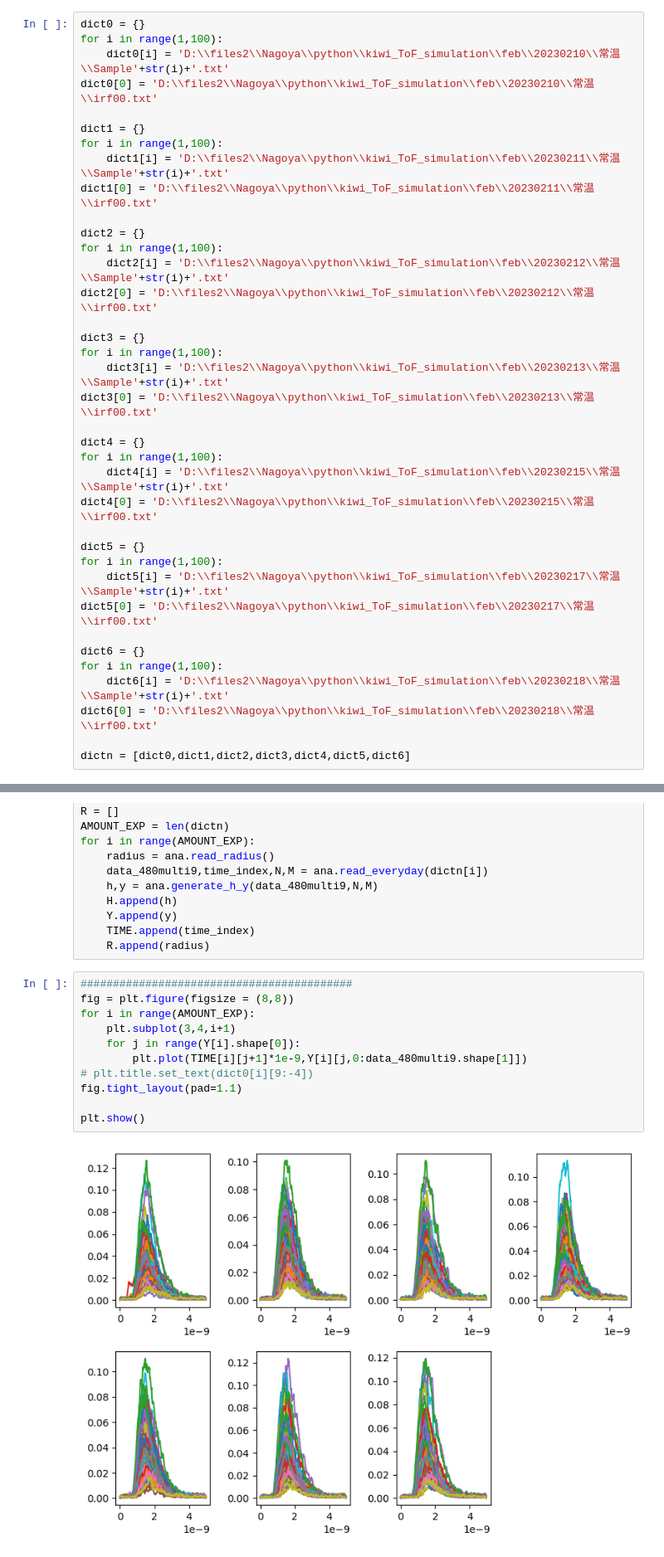
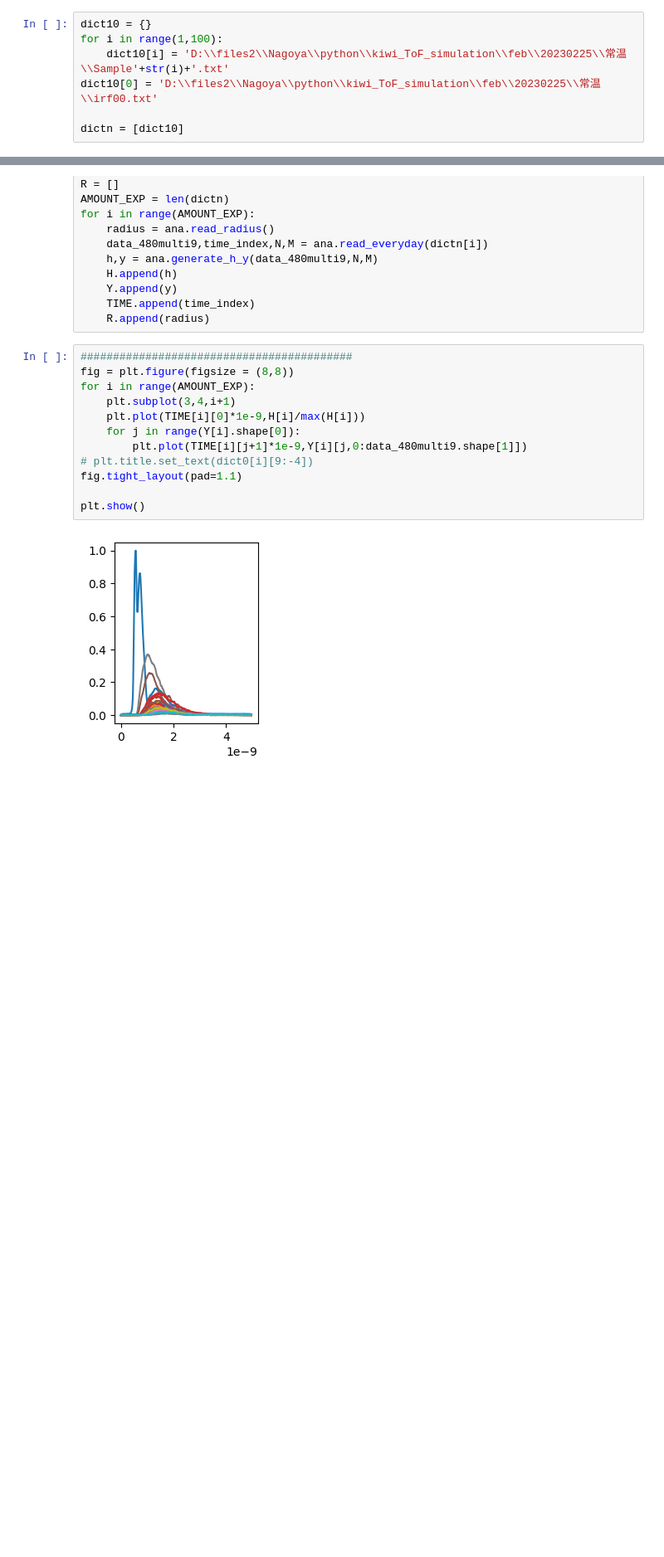
Before and after one commit to xbx18502/Graduation_research_feb, a Jupyter notebook: calculate_muamus_sa3.4.ipynb, the cells around one changed output, grey strips where cells are left out. Shown at 83% size. Cells and saved outputs as stored; diff of their text form; blank space fills up the shorter version.

```diff
--- a/calculate_muamus_sa3.4.ipynb
+++ b/calculate_muamus_sa3.4.ipynb
@@ -67,43 +67,13 @@ class process_hyperspec(object):
 
     def return_array(self):
         return self.data_array
-# %%
-dict0 = {}
-for i in range(1,100):
-    dict0[i] = 'D:\\files2\\Nagoya\\python\\kiwi_ToF_simulation\\feb\\20230210\\常温\\Sample'+str(i)+'.txt'
-dict0[0] = 'D:\\files2\\Nagoya\\python\\kiwi_ToF_simulation\\feb\\20230210\\常温\\irf00.txt'
-
-dict1 = {}
-for i in range(1,100):
-    dict1[i] = 'D:\\files2\\Nagoya\\python\\kiwi_ToF_simulation\\feb\\20230211\\常温\\Sample'+str(i)+'.txt'
-dict1[0] = 'D:\\files2\\Nagoya\\python\\kiwi_ToF_simulation\\feb\\20230211\\常温\\irf00.txt'
-
-dict2 = {}
-for i in range(1,100):
-    dict2[i] = 'D:\\files2\\Nagoya\\python\\kiwi_ToF_simulation\\feb\\20230212\\常温\\Sample'+str(i)+'.txt'
-dict2[0] = 'D:\\files2\\Nagoya\\python\\kiwi_ToF_simulation\\feb\\20230212\\常温\\irf00.txt'
-
-dict3 = {}
-for i in range(1,100):
-    dict3[i] = 'D:\\files2\\Nagoya\\python\\kiwi_ToF_simulation\\feb\\20230213\\常温\\Sample'+str(i)+'.txt'
-dict3[0] = 'D:\\files2\\Nagoya\\python\\kiwi_ToF_simulation\\feb\\20230213\\常温\\irf00.txt'
-
-dict4 = {}
-for i in range(1,100):
-    dict4[i] = 'D:\\files2\\Nagoya\\python\\kiwi_ToF_simulation\\feb\\20230215\\常温\\Sample'+str(i)+'.txt'
-dict4[0] = 'D:\\files2\\Nagoya\\python\\kiwi_ToF_simulation\\feb\\20230215\\常温\\irf00.txt'
-
-dict5 = {}
-for i in range(1,100):
-    dict5[i] = 'D:\\files2\\Nagoya\\python\\kiwi_ToF_simulation\\feb\\20230217\\常温\\Sample'+str(i)+'.txt'
-dict5[0] = 'D:\\files2\\Nagoya\\python\\kiwi_ToF_simulation\\feb\\20230217\\常温\\irf00.txt'
-
-dict6 = {}
-for i in range(1,100):
-    dict6[i] = 'D:\\files2\\Nagoya\\python\\kiwi_ToF_simulation\\feb\\20230218\\常温\\Sample'+str(i)+'.txt'
-dict6[0] = 'D:\\files2\\Nagoya\\python\\kiwi_ToF_simulation\\feb\\20230218\\常温\\irf00.txt'
-
-dictn = [dict0,dict1,dict2,dict3,dict4,dict5,dict6]
+# %%
+dict10 = {}
+for i in range(1,100):
+    dict10[i] = 'D:\\files2\\Nagoya\\python\\kiwi_ToF_simulation\\feb\\20230225\\常温\\Sample'+str(i)+'.txt'
+dict10[0] = 'D:\\files2\\Nagoya\\python\\kiwi_ToF_simulation\\feb\\20230225\\常温\\irf00.txt'
+
+dictn = [dict10]
 # %%
 class analyze(object):
     def __init__(self):
@@ -160,16 +130,17 @@ for i in range(AMOUNT_EXP):
 # %%
 ##########################################
 fig = plt.figure(figsize = (8,8))
 for i in range(AMOUNT_EXP):
     plt.subplot(3,4,i+1)
+    plt.plot(TIME[i][0]*1e-9,H[i]/max(H[i]))
     for j in range(Y[i].shape[0]):
         plt.plot(TIME[i][j+1]*1e-9,Y[i][j,0:data_480multi9.shape[1]])
 # plt.title.set_text(dict0[i][9:-4])
 fig.tight_layout(pad=1.1)
 
 plt.show()
 # %% [output]
-[figure, old version]
+[figure, new version]
 # %%
 ##########################################
 fig = plt.figure(figsize = (4,4))
```
Also changed, not shown: parts of 6 cells of this notebook, 3 other files.
